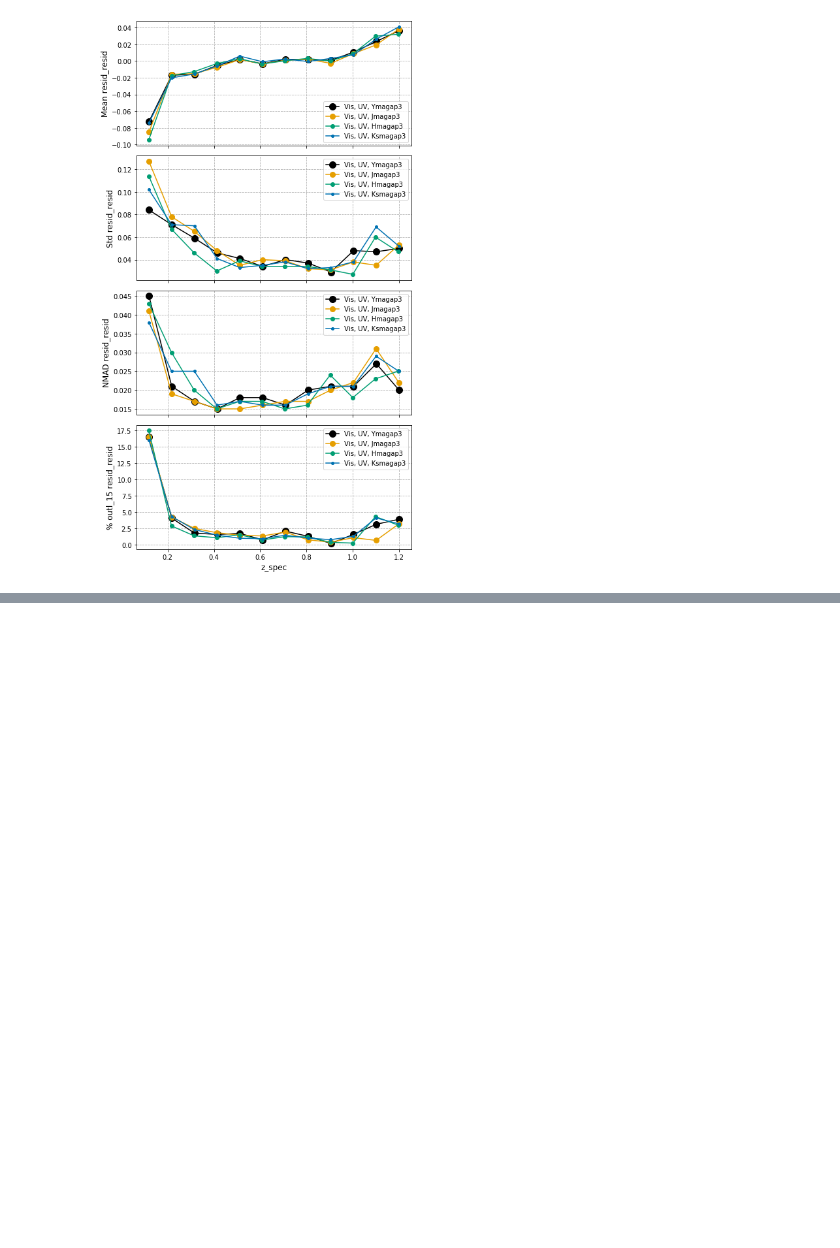
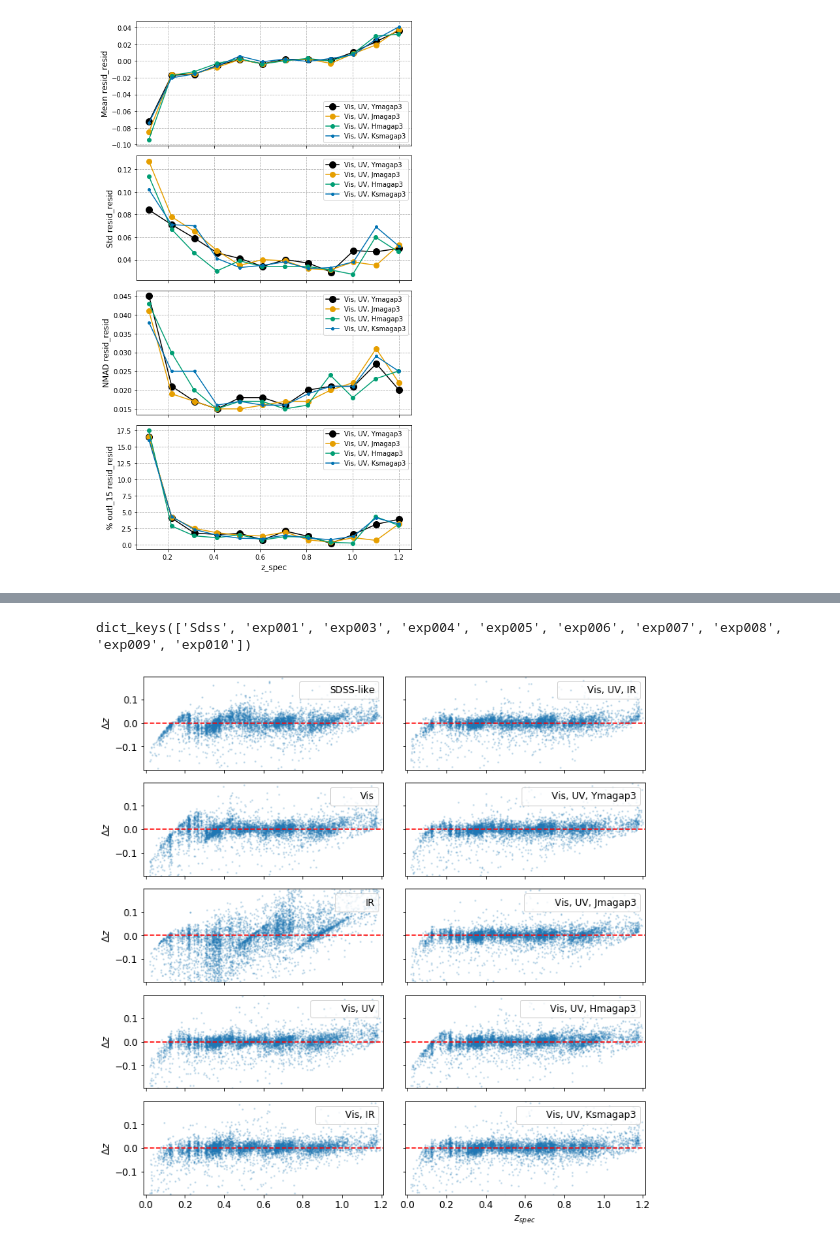
Before and after one commit to ShrRa/COSMOS_SOM, a Jupyter notebook: Vis-UV-IR/RedshiftBins.ipynb, the cells around one changed output, grey strips where cells are left out. Cells and saved outputs as stored; diff of their text form; code cells hidden in the pictures; blank space fills up the shorter version.

```diff
--- a/Vis-UV-IR/RedshiftBins.ipynb
+++ b/Vis-UV-IR/RedshiftBins.ipynb
@@ -22,7 +47,9 @@ stats={}
 datasets={}
 # %%
 df=None
-for dExp in os.listdir(dirExp):
+expDirs=os.listdir(dirExp)
+expDirs=[d for d in expDirs if int(d.replace('exp',''))<=10]
+for dExp in expDirs:
     print(dExp)
     try:
         fname=next(f for f in os.listdir(os.path.join(dirExp,dExp)) if f.startswith('METAPHOR_testout'))
@@ -91,0 +88,8 @@ plotBinnedStats(statsWork,estimators=['Mean','Std','NMAD','% outl_15'],residCols
+# %%
+dirConfigs=r'D:\Sources\COSMOS_photoZ\COSMOS_v3.0\configsArticle\Vis_UV_IR'
+labels=[]
+for dExp in expDirs:
+    conf=next(f for f in os.listdir(dirConfigs) if f.startswith(dExp))
+    config = configparser.ConfigParser()
+    config.read(os.path.join(dirConfigs,conf))
+    labels.append(conf.split('colors_')[1].replace('.ini','').replace('_',', '))
@@ -91,0 +108,34 @@ plotBinnedStats(statsWork,estimators=['Mean','Std','NMAD','% outl_15'],residCols
+# %%
+dfSDSSLike=pd.read_csv(os.path.join(r'D:\Sources\COSMOS_photoZ\COSMOS_v3.0\experimentsArticle\exp002',
+                                    'METAPHOR_testout_05_COSMOS_SpectrZ_Zlim_1p2_AllBands_colors.csv'))
+dfSDSSLike=residCol(dfSDSSLike,colSpectrZ=zspeccolumn, colPhotoZ='zphoto',colResid='resid')
+# %%
+datasetsWork={'Sdss':dfSDSSLike}
+datasetsWork={**datasetsWork,**datasets}
+labels=['SDSS-like']+labels
+# %%
+datasetsWork.keys()
+# %% [output]
+dict_keys(['Sdss', 'exp001', 'exp003', 'exp004', 'exp005', 'exp006', 'exp007', 'exp008', 'exp009', 'exp010'])
+# %%
+fig,axs=plt.subplots(5,2,figsize=(10,10),sharex='col',sharey='row')
+plt.rcParams.update({'font.size': 12})
+
+for i,(key,data) in enumerate(datasetsWork.items()):
+    if i<5:
+        j=0
+        ii=i
+    else:
+        j=1
+        ii=i-5
+    ax=axs[ii][j]
+    ax.scatter(data['z_spec'],data['resid'],s=2,label=labels[i],alpha=0.2)
+    ax.legend(loc='upper right')
+    ax.set_ylim(-0.198,0.198)
+    ax.set_xlim(-0.01,1.21)
+    axs[ii][0].set_ylabel('$\Delta z$')
+    ax.axhline(0,color='r',linestyle='--')
+ax.set_xlabel('$z_{spec}$')
+plt.tight_layout()
+# %% [output]
+[figure, added]
```
Also changed, not shown: parts of 15 cells of this notebook, 6 other files.
